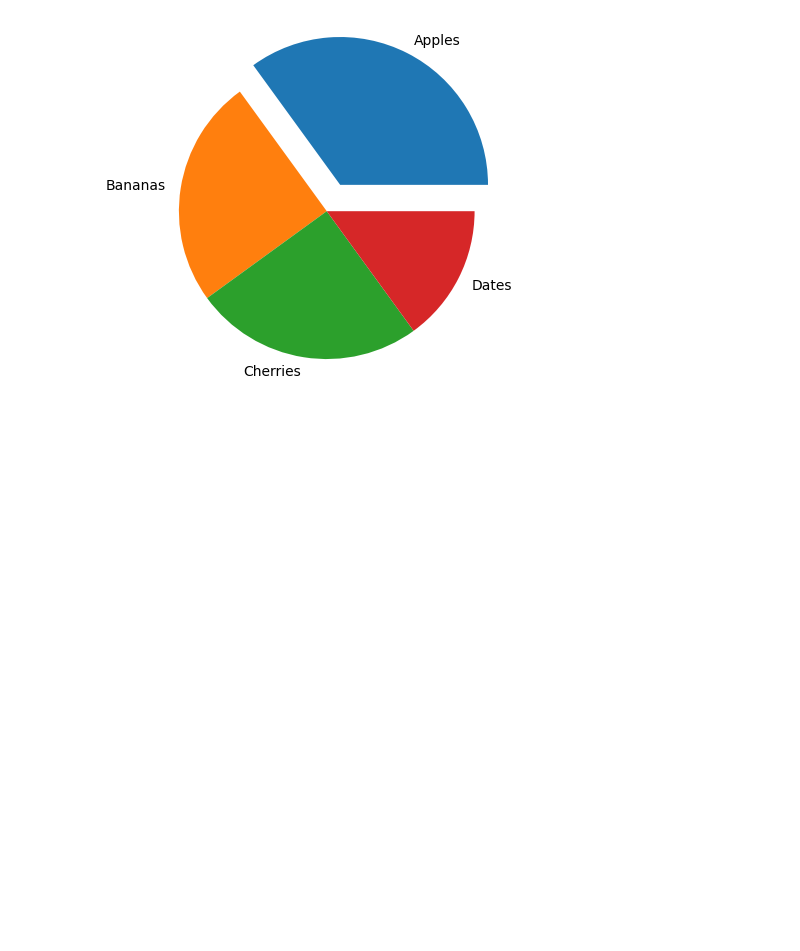
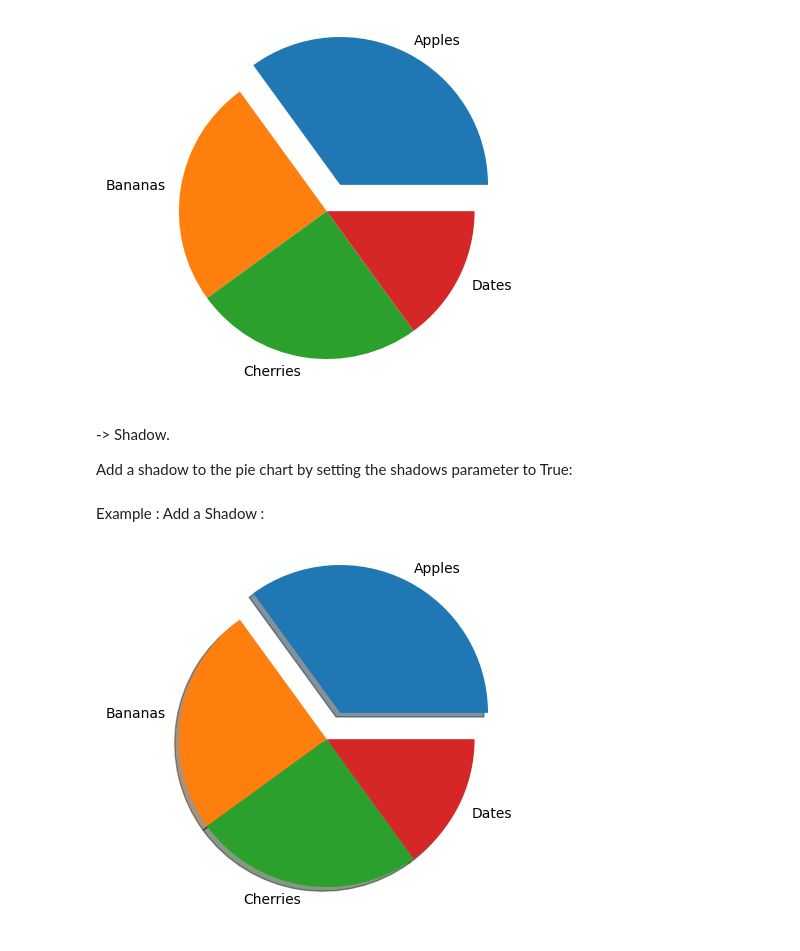
Before and after one commit to Rizwansaifi571/Matplotlib_Tutorial, a Jupyter notebook: Pie_Chart.ipynb, the cells around one changed output. Cells and saved outputs as stored; diff of their text form; code cells hidden in the pictures; blank space fills up the shorter version.

```diff
--- a/Pie_Chart.ipynb
+++ b/Pie_Chart.ipynb
@@ -74,3 +74,19 @@ plt.pie(y, labels=mylabels, explode=myexplode)
 plt.show()
 # %% [output]
 [figure]
+# %% [markdown]
+-> Shadow.
+
+
+Add a shadow to the pie chart by setting the shadows parameter to True:
+# %% [markdown]
+Example : Add a Shadow :
+# %%
+x=np.array([35, 25, 25, 15])
+mylabels=['Apples', 'Bananas', 'Cherries', 'Dates']
+myexplode=[0.2, 0, 0, 0]
+
+plt.pie(x, labels=mylabels, explode=myexplode, shadow=True)
+plt.show()
+# %% [output]
+[figure, added]
```
